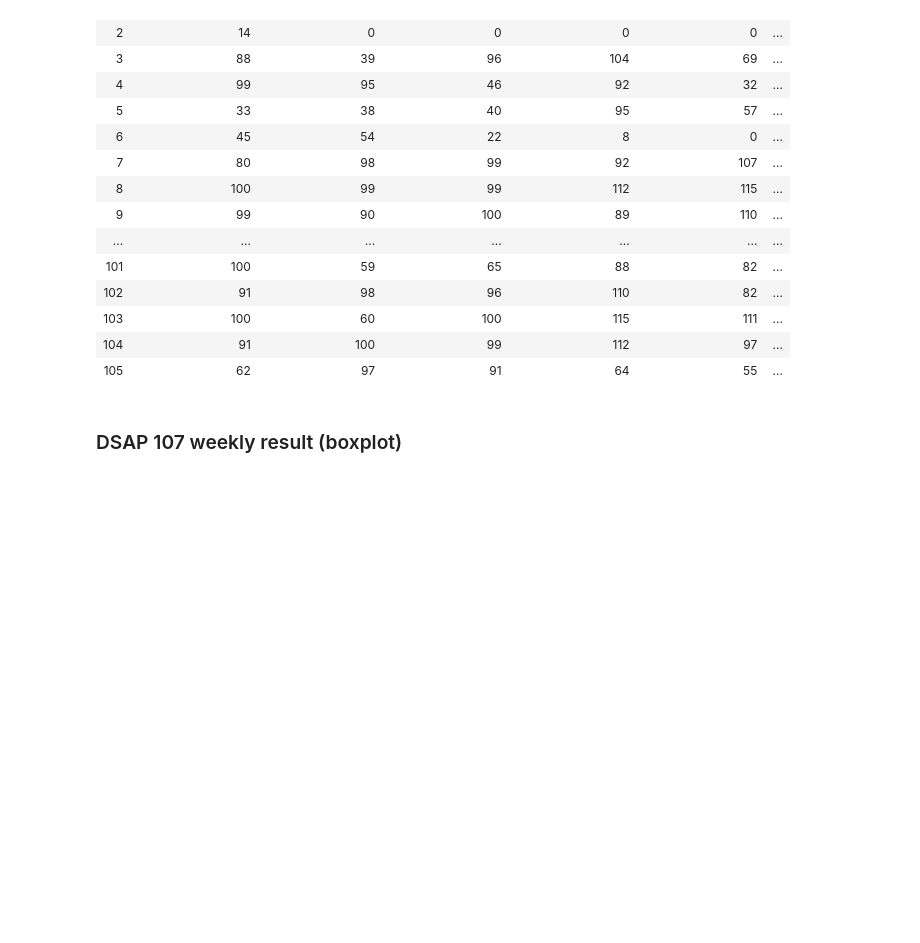
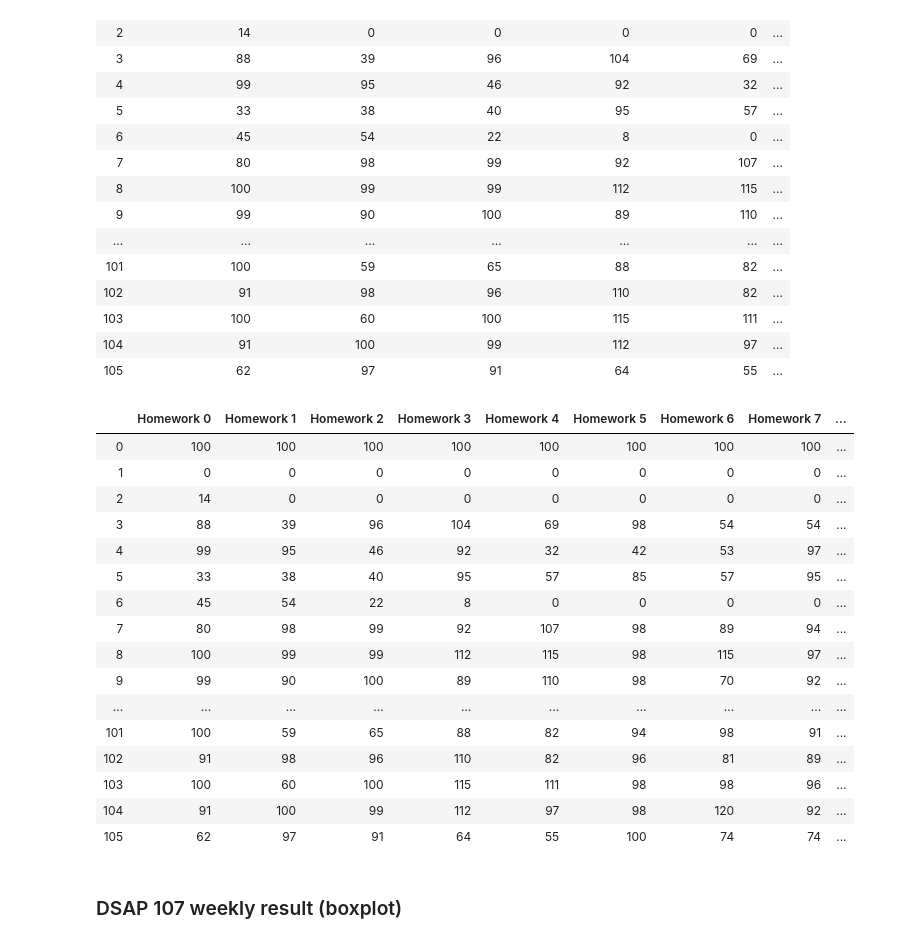
Before and after one commit to NerdIsMe/2019-Spring-Statistics-Project, a Jupyter notebook: code/愷傑/weekly result boxplot.ipynb, the cells around one changed output. Drawn from its saved outputs; the diff is of its cells as text; code cells hidden in the pictures; blank space fills up the shorter version.

```diff
--- a/code/愷傑/weekly result boxplot.ipynb
+++ b/code/愷傑/weekly result boxplot.ipynb
@@ -203,6 +205,27 @@ result_dsap_107_a
 | 103 | 100 | 60 | 100 | 115 | 111 | ... |
 | 104 | 91 | 100 | 99 | 112 | 97 | ... |
 | 105 | 62 | 97 | 91 | 64 | 55 | ... |
+# %%
+result_dsap_107_a = result_dsap_107_a.rename(columns={"Homework 0 (1554)" : "Homework 0" , "Homework 1 (1475)" :"Homework 1" , "Homework 2 (1750)" :"Homework 2" , "Homework 3 (1808)": "Homework 3" , "Homework 4 (1859)" : "Homework 4" , "Homework 5 (1954)"  :"Homework 5"  ,"Homework 6 (2053)"  :"Homework 6" ,"Homework 7 (2129)" :"Homework 7"  ,"Homework8 (2232)" :"Homework8" } )
+result_dsap_107_a
+# %% [output]
+|  | Homework 0 | Homework 1 | Homework 2 | Homework 3 | Homework 4 | Homework 5 | Homework 6 | Homework 7 | ... |
+| 0 | 100 | 100 | 100 | 100 | 100 | 100 | 100 | 100 | ... |
+| 1 | 0 | 0 | 0 | 0 | 0 | 0 | 0 | 0 | ... |
+| 2 | 14 | 0 | 0 | 0 | 0 | 0 | 0 | 0 | ... |
+| 3 | 88 | 39 | 96 | 104 | 69 | 98 | 54 | 54 | ... |
+| 4 | 99 | 95 | 46 | 92 | 32 | 42 | 53 | 97 | ... |
+| 5 | 33 | 38 | 40 | 95 | 57 | 85 | 57 | 95 | ... |
+| 6 | 45 | 54 | 22 | 8 | 0 | 0 | 0 | 0 | ... |
+| 7 | 80 | 98 | 99 | 92 | 107 | 98 | 89 | 94 | ... |
+| 8 | 100 | 99 | 99 | 112 | 115 | 98 | 115 | 97 | ... |
+| 9 | 99 | 90 | 100 | 89 | 110 | 98 | 70 | 92 | ... |
+| ... | ... | ... | ... | ... | ... | ... | ... | ... | ... |
+| 101 | 100 | 59 | 65 | 88 | 82 | 94 | 98 | 91 | ... |
+| 102 | 91 | 98 | 96 | 110 | 82 | 96 | 81 | 89 | ... |
+| 103 | 100 | 60 | 100 | 115 | 111 | 98 | 98 | 96 | ... |
+| 104 | 91 | 100 | 99 | 112 | 97 | 98 | 120 | 92 | ... |
+| 105 | 62 | 97 | 91 | 64 | 55 | 100 | 74 | 74 | ... |
 # %% [markdown]
 ###  DSAP 107 weekly result (boxplot)
 # %%
```
Also changed, not shown: parts of 7 cells of this notebook.
